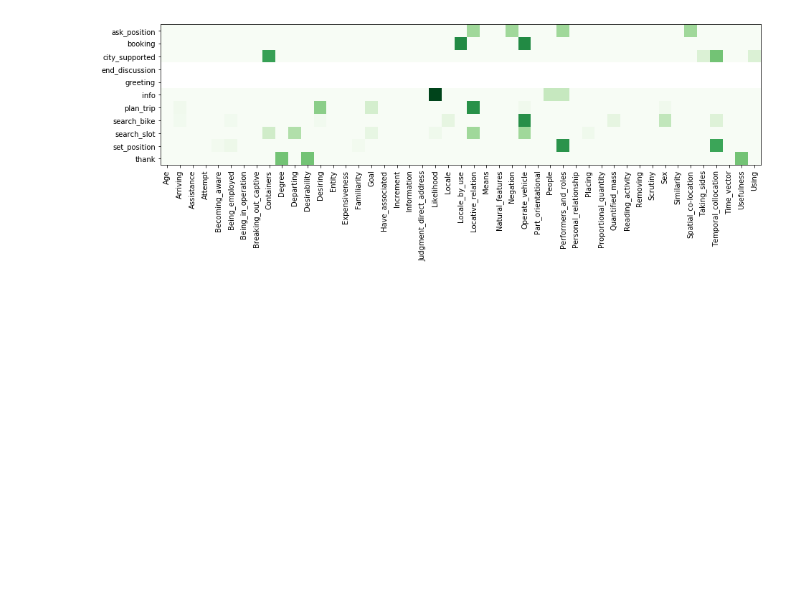
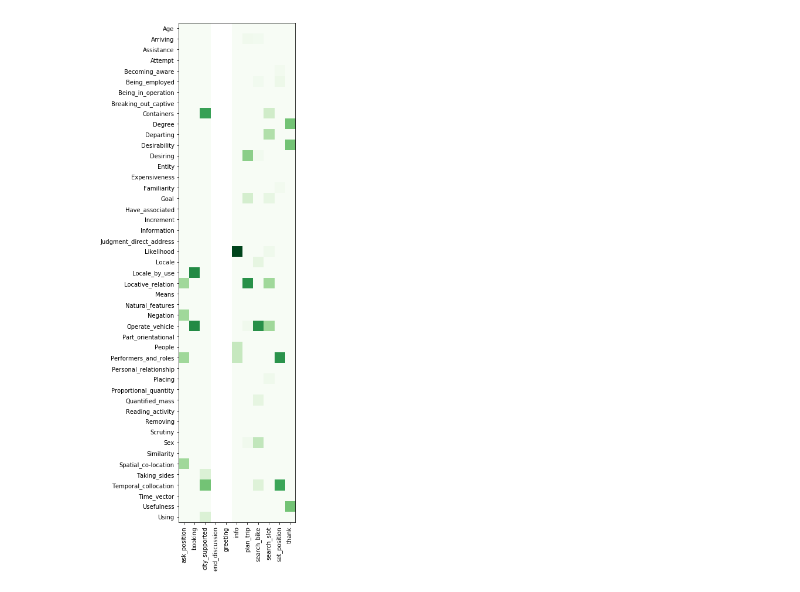
Before and after one commit to MartinoMensio/semantic_parsing_annotations, a Jupyter notebook: visualize.ipynb, the cells around one changed output. Cells and saved outputs as stored; diff of their text form; code cells hidden in the pictures; blank space fills up the shorter version.

```diff
--- a/visualize.ipynb
+++ b/visualize.ipynb
@@ -1,8 +1,8 @@
 # %%
 import aligner
-%matplotlib inline
 
-# the table is normalized by rows (each row sums to 1)
-aligner.main()
+# the tables are normalized by columns (each column sums to 1) to show how each intent is distributed on the frames
-# %% [output]
-[figure, removed]
+# %%
+aligner.compute_alignment_matrix('botcycle')
+# %% [output]
+[figure, added]
```
Also changed, not shown: parts of 2 cells of this notebook, 4 other files.
